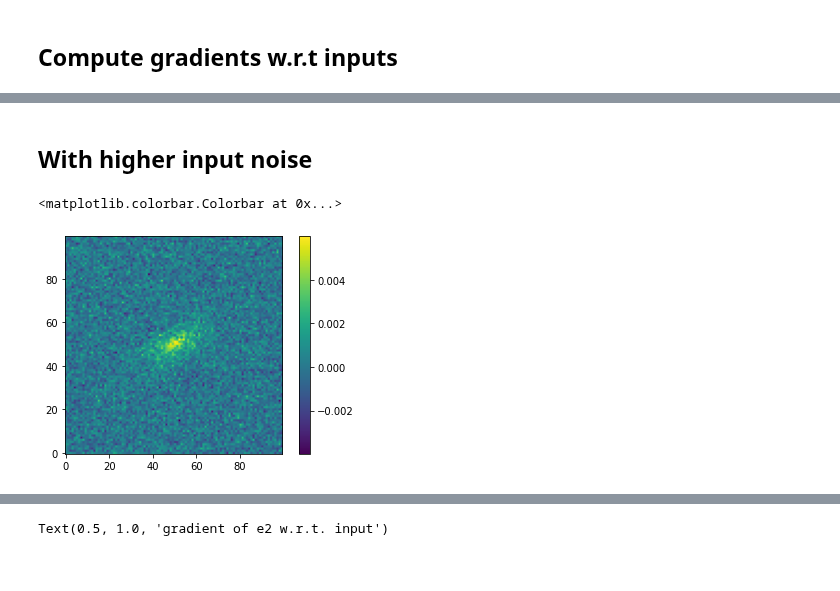
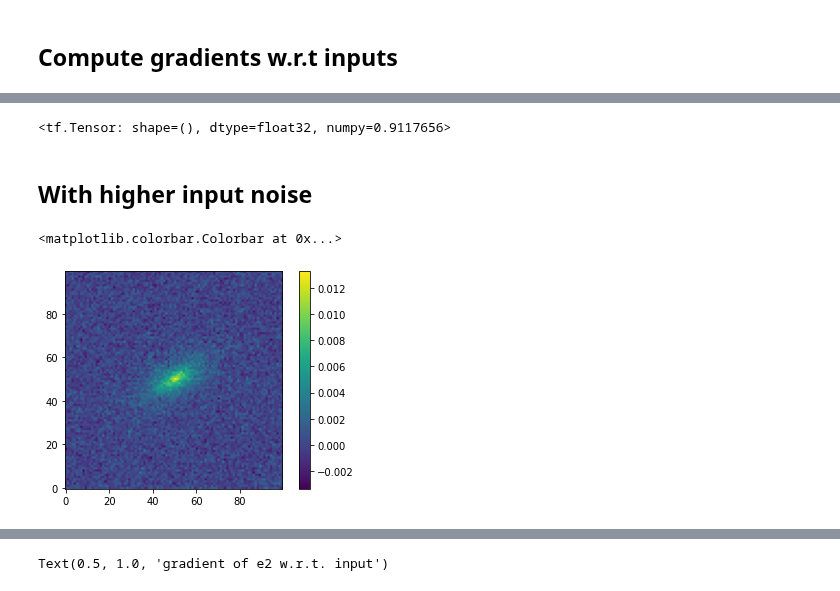
Before and after one commit to CosmoStat/autometacal, a Jupyter notebook: notebooks/ImplicitModelFittingTF.ipynb, the cells around one changed output, grey strips where cells are left out. Cells and saved outputs as stored; diff of their text form; code cells hidden in the pictures.

```diff
--- a/notebooks/ImplicitModelFittingTF.ipynb
+++ b/notebooks/ImplicitModelFittingTF.ipynb
@@ -208,39 +286,45 @@ Text(0.5, 1.0, 'gradient of e2 w.r.t. input')
+# %%
+#hist = unsheared[0,...,0] * coords
+#tf.reduce_max(unsheared) / 4 / tf.math.log(2*tf.math.sqrt(2.))
+tf.math.sqrt(1. / np.pi / tf.reduce_max(unsheared)/2) * pixel_scale
+# %% [output]
+<tf.Tensor: shape=(), dtype=float32, numpy=0.9117656>
 # %% [markdown]
 ## With higher input noise
 # %%
-gal_flux = 1.    # counts
-gal_r0 = 1.      # arcsec
+gal_flux = 2.5    # counts
+gal_r0 = 1.1      # arcsec
 pixel_scale = 0.2  # arcsec / pixel
 N = 100            # image width/height
 
 # Define the galaxy profile.
 gal = galsim.Exponential(flux=gal_flux, scale_radius=gal_r0)
 # To make sure that GalSim is not cheating, i.e. using the analytic formula of the light profile
 # when computing the affine transformation, it might be a good idea to instantiate the image as
 # an interpolated image.
 # We also make sure GalSim is using the same kind of interpolation as us (bilinear for TF)
 gal = galsim.InterpolatedImage(gal.drawImage(nx=N,ny=N, scale=pixel_scale),
                                x_interpolant='linear')
 
 imgal = gal.drawImage(nx=N, ny=N, scale=pixel_scale,
                       method='no_pixel',use_true_center=False)
 
 imgal = imgal.array.reshape(1,N,N,1)
 imgal = tf.convert_to_tensor(imgal, dtype=tf.float32)
 
 g1 = 0.2
 g2 = 0.3
 g1 = tf.reshape(tf.convert_to_tensor(g1, dtype=tf.float32), [-1])
 g2 = tf.reshape(tf.convert_to_tensor(g2, dtype=tf.float32), [-1])
 
 imgal = gf.shear(imgal, g1, g2)
 
-im = imgal[0,...,0] + 0.001*tf.random.normal([N,N])
-imshow(im, origin='lower')
+im2 = imgal[0,...,0] + 0.001*tf.random.normal([N,N])
+imshow(im2, origin='lower')
 colorbar()
 # %% [output]
 <matplotlib.colorbar.Colorbar at 0x...>
-[figure, old version]
+[figure, new version]
 # %%
 with tf.GradientTape() as g:
   g.watch(im)
```
Also changed, not shown: parts of 25 cells of this notebook.
